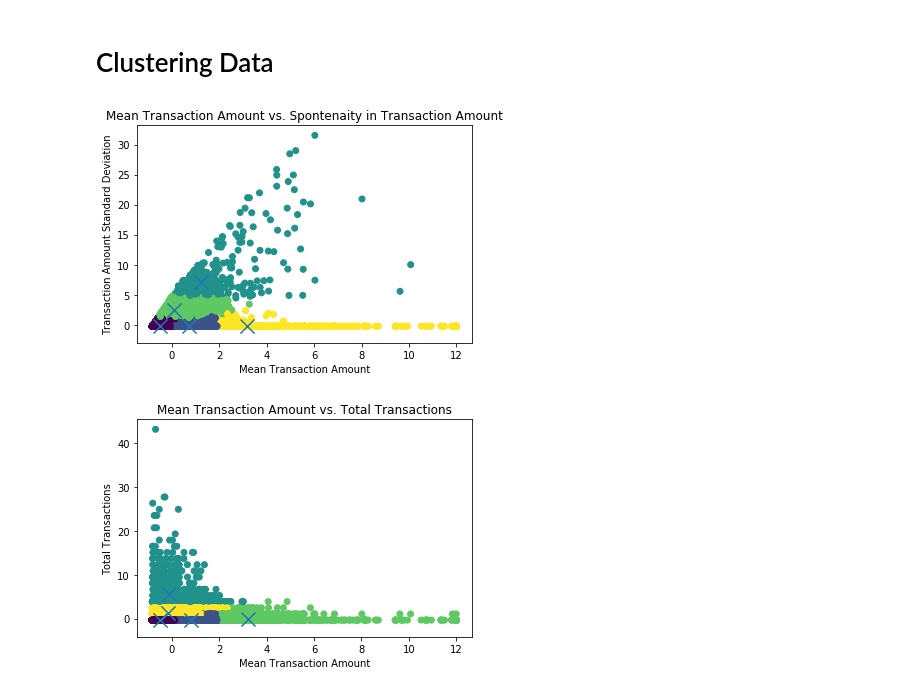
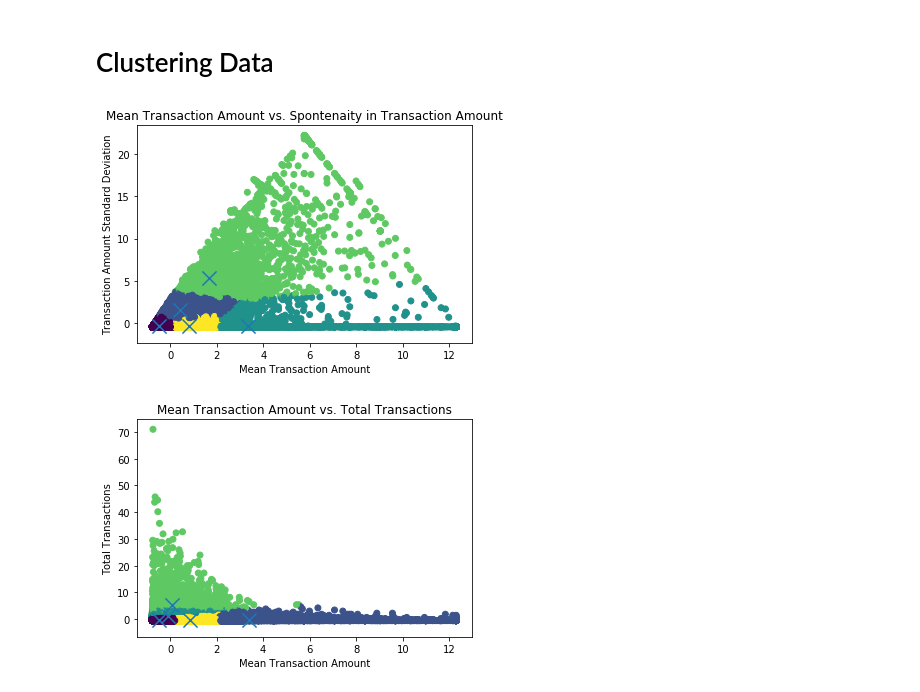
Before and after one commit to BilalQadar/Detecting-Human-Trafficking, a Jupyter notebook: real-data.ipynb, the cells around one changed output. Drawn from its saved outputs; the diff is of its cells as text; code cells hidden in the pictures.

```diff
--- a/real-data.ipynb
+++ b/real-data.ipynb
@@ -18,7 +11,7 @@ data.head()
 # Recatagorizing Data
 ## Changed the column headings to the sender account number with attributes about the sender account as the rows.
 # %%
-test_len = 100000
+test_len = 1000000
 data_len = len(data)
 new_data = {}
 start_time = datetime.now()
@@ -30,9 +23,10 @@ for i in range(test_len):
     location = (row['latitude'],row['longitude'])
     time = row['timestamp']
     ISP = row['isp']
+    receiver = row['payeeEmail']
 
     if sender not in new_data:
-        new_data[sender] = {'transactions':1,'amounts':[],'locations':[],'time_stamps':[],'senderISP':[]}
+        new_data[sender] = {'transactions':1,'amounts':[],'locations':[],'receivers':{},'time_stamps':[],'senderISP':[]}
     else:
         new_data[sender]['transactions'] += 1
 
@@ -45,6 +39,11 @@ for i in range(test_len):
     if ISP not in new_data[sender]['senderISP']:
         new_data[sender]['senderISP'].append(ISP)
 
+    if receiver in new_data[sender]['receivers']:
+        new_data[sender]['receivers'][receiver] += 1
+    else:
+        new_data[sender]['receivers'][receiver] = 1
+
 duration = datetime.now() - start_time
 print("Parsed data in: ", duration)
 # %% [output]
@@ -170,15 +217,21 @@ mstd = []
 m_total_transactions = []
 mtransf = []
 mean_ISP = []
+mean_border = []
 
 transf_std = []
 transf_total_transactions = []
 transf_ISP = []
+transf_border = []
 
 ISP_std = []
 ISP_total_transactions = []
+ISP_border = []
 
 total_transactions_std = []
+total_transactions_border = []
+
+border_std = []
 
 for name in sender.iteritems():
     account_num = name[0]
@@ -189,64 +242,67 @@ for name in sender.iteritems():
     std_trans = value['transacton_std_dev']
     trans_frequency = value['transaction_frequency']
     senderISP = value['total_ISPs']
+    distance_us = value['distance_from_border']
 
     mstd.append([mean_trans,std_trans])
     m_total_transactions.append([mean_trans,total_transaction])
     mtransf.append([trans_frequency,mean_trans])
     mean_ISP.append([senderISP,mean_trans])
+    mean_border.append([distance_us,mean_trans])
 
     transf_std.append([trans_frequency,std_trans])
     transf_total_transactions.append([trans_frequency,total_transaction])
     transf_ISP.append([senderISP,trans_frequency])
+    transf_border.append([distance_us,trans_frequency])
 
     ISP_total_transactions.append([senderISP,total_transaction])
     ISP_std.append([senderISP,std_trans])
+    ISP_border.append([senderISP,distance_us])
 
     total_transactions_std.append([total_transaction,std_trans])
+    total_transactions_border.append([total_transaction,distance_us])
+
+    border_std.append([distance_us,std_trans])
 
 
-mstd = sklearn.preprocessing.scale(mstd)
-m_total_transactions = sklearn.preprocessing.scale(m_total_transactions)
-mtransf = sklearn.preprocessing.scale(mtransf)
-mean_ISP = sklearn.preprocessing.scale(mean_ISP)
-transf_std = sklearn.preprocessing.scale(transf_std)
-transf_total_transactions = sklearn.preprocessing.scale(transf_total_transactions)
-transf_ISP = sklearn.preprocessing.scale(transf_ISP)
-ISP_std = sklearn.preprocessing.scale(ISP_std)
-ISP_total_transactions = sklearn.preprocessing.scale(ISP_total_transactions)
-total_transactions_std = sklearn.preprocessing.scale(total_transactions_std)
+all_features = [mstd, m_total_transactions, mtransf, mean_ISP, mean_border, transf_std, transf_total_transactions,
+               transf_ISP, transf_border, ISP_std, ISP_total_transactions,ISP_border,total_transactions_std,
+               total_transactions_std, total_transactions_border, border_std]
+
+for i in range(len(all_features)):
+    all_features[i] = sklearn.preprocessing.scale(all_features[i])
 # %%
 #print(np.shape(cluster_data_mstd))
-kmeans = KMeans(n_clusters=cluster_amount, random_state=0).fit(mstd)
+kmeans = KMeans(n_clusters=cluster_amount, random_state=0).fit(all_features[0])
 centers = kmeans.cluster_centers_
 labels = kmeans.labels_
 np.shape(centers)
 
 x = []
 y = []
 
 center_x = []
 center_y = []
 
-for point in mstd:
+for point in all_features[0]:
     x.append(point[0])
     y.append(point[1])
 
 for point in centers:
     center_x.append(point[0])
     center_y.append(point[1])
 
 plt.scatter(x,y,c=labels.astype(float))
 plt.scatter(center_x,center_y,marker="x",s=200)
 plt.title('Mean Transaction Amount vs. Spontenaity in Transaction Amount')
 plt.ylabel('Transaction Amount Standard Deviation')
 plt.xlabel('Mean Transaction Amount')
 plt.show()
 # %% [output]
-[figure, old version]
+[figure, new version]
 # %%
 #print(np.shape(cluster_data_mstd))
-kmeans = KMeans(n_clusters=cluster_amount, random_state=0).fit(m_total_transactions)
+kmeans = KMeans(n_clusters=cluster_amount, random_state=0).fit(all_features[1])
 centers = kmeans.cluster_centers_
 labels = kmeans.labels_
 np.shape(centers)
@@ -257,7 +313,7 @@ y = []
 center_x = []
 center_y = []
 
-for point in m_total_transactions:
+for point in all_features[1]:
     x.append(point[0])
     y.append(point[1])
 
@@ -272,6 +328,6 @@ plt.ylabel('Total Transactions')
 plt.xlabel('Mean Transaction Amount')
 plt.show()
 # %% [output]
-[figure, old version]
+[figure, new version]
 # %%
 #print(np.shape(cluster_data_mstd))
```
Also changed, not shown: parts of 18 cells of this notebook.
